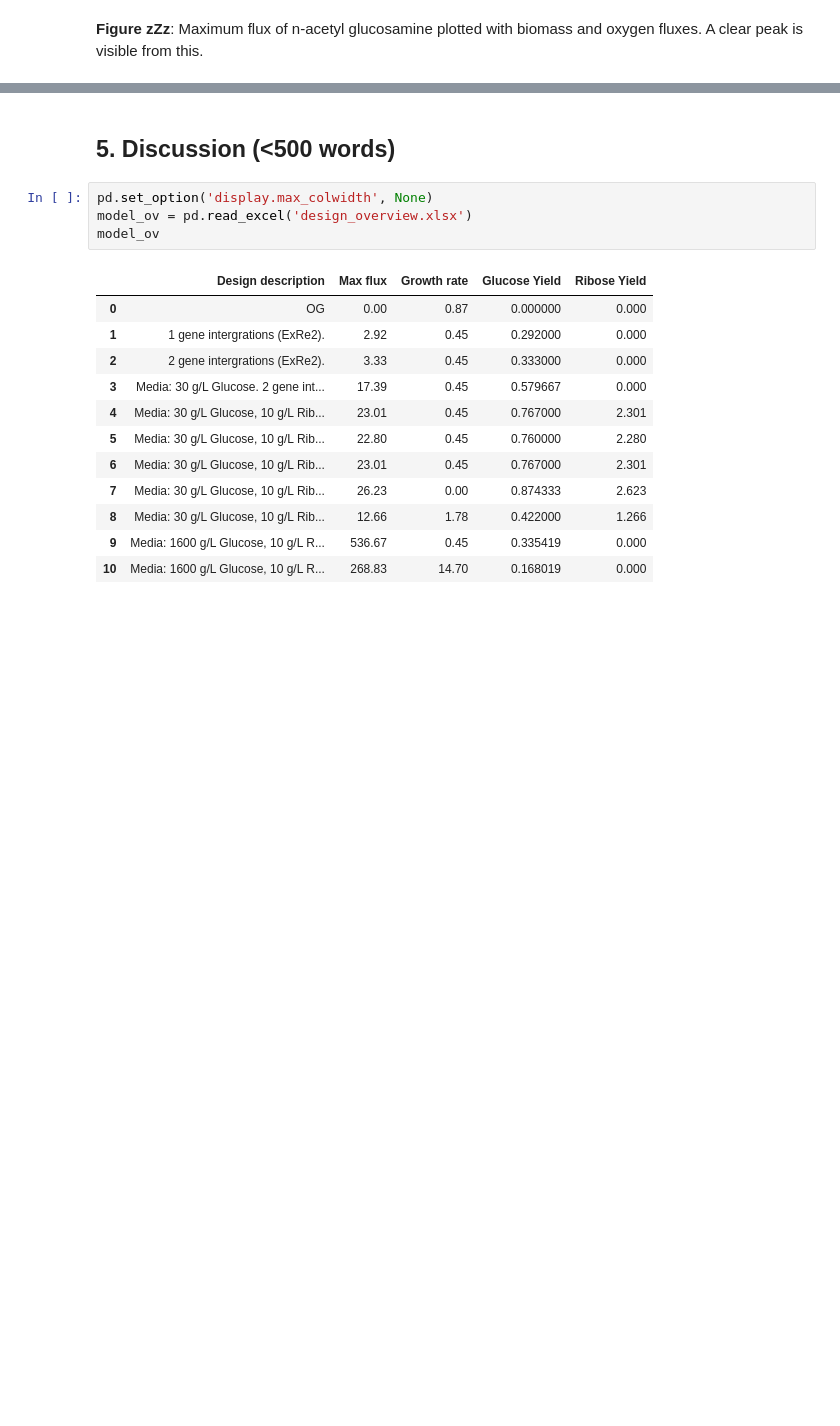
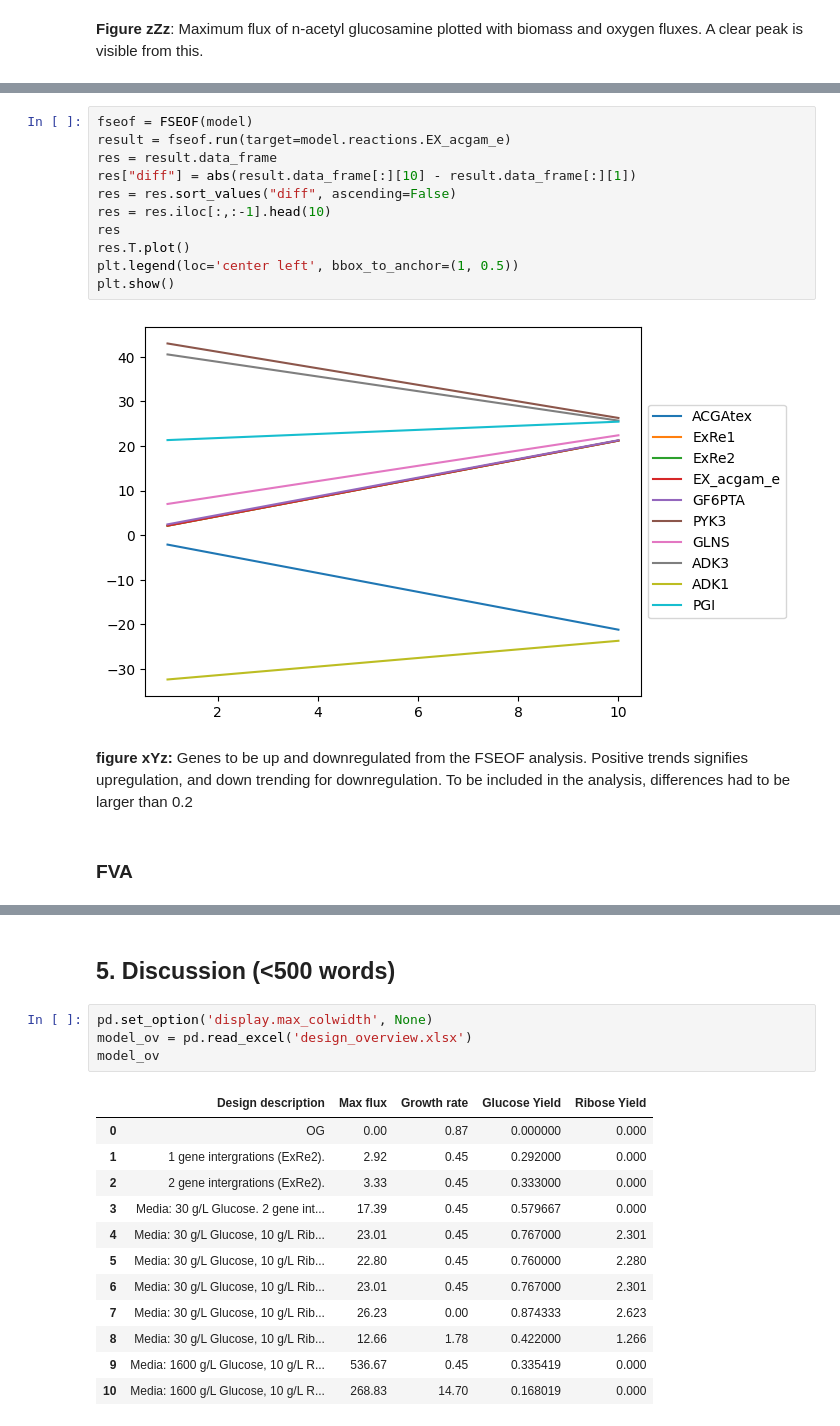
Before and after one commit to 27410/27410-group-assigment-group-13-glucosamine-in-e-coli, a Jupyter notebook: Report.ipynb, the cells around one changed output, grey strips where cells are left out. Drawn from its saved outputs; the diff is of its cells as text; blank space fills up the shorter version.

```diff
--- a/Report.ipynb
+++ b/Report.ipynb
@@ -334,0 +396,17 @@ Text(0.5, 0, 'N-Acetyl-D-glucosamine')
+# %%
+fseof = FSEOF(model)
+result = fseof.run(target=model.reactions.EX_acgam_e)
+res = result.data_frame
+res["diff"] = abs(result.data_frame[:][10] - result.data_frame[:][1])
+res = res.sort_values("diff", ascending=False)
+res = res.iloc[:,:-1].head(10)
+res
+res.T.plot()
+plt.legend(loc='center left', bbox_to_anchor=(1, 0.5))
+plt.show()
+# %% [output]
+[figure, added]
+# %% [markdown]
+**figure xYz:** Genes to be up and downregulated from the FSEOF analysis. Positive trends signifies upregulation, and down trending for downregulation. To be included in the analysis, differences had to be larger than 0.2
+# %% [markdown]
+### FVA
```
Also changed, not shown: parts of 11 cells of this notebook, 4 other files.
